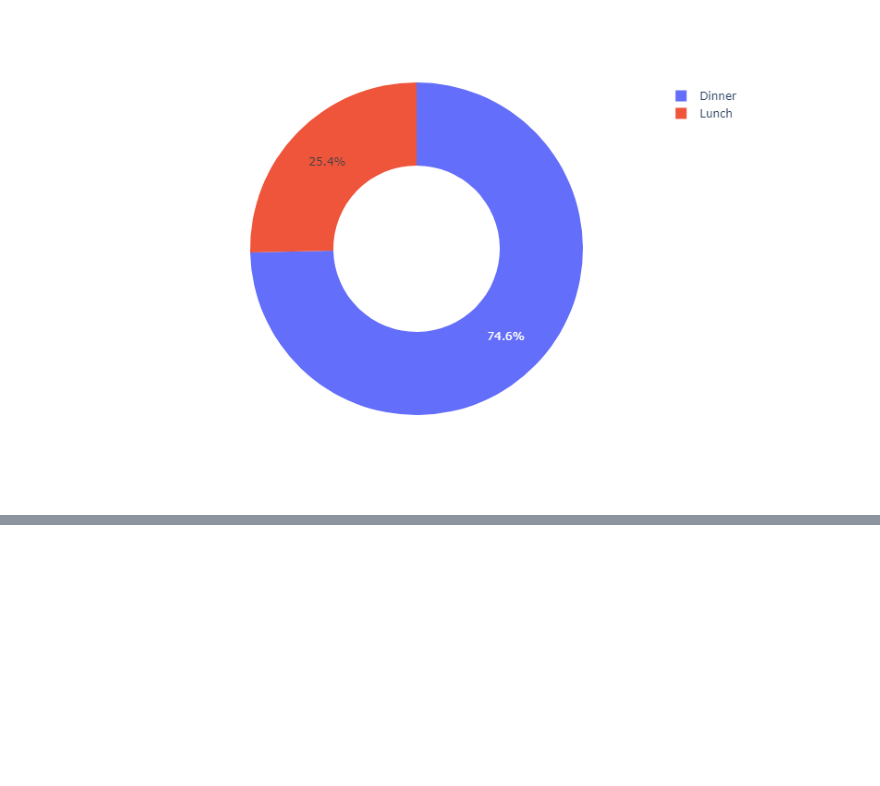
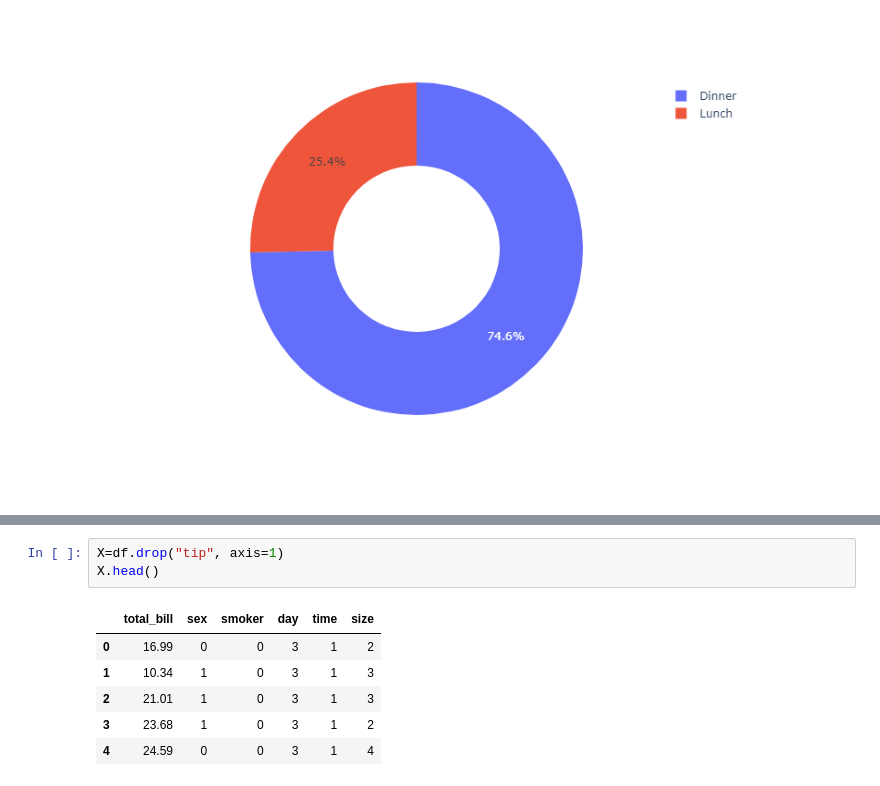
Before and after one commit to NANITH777/ML-DL-Examples, a Jupyter notebook: Waiter Tips Prediction/waiter.ipynb, the cells around one changed output, grey strips where cells are left out. Drawn from its saved outputs; the diff is of its cells as text; blank space fills up the shorter version.

```diff
--- a/Waiter Tips Prediction/waiter.ipynb
+++ b/Waiter Tips Prediction/waiter.ipynb
@@ -142,0 +158,10 @@ plt.show()
+# %%
+X=df.drop("tip", axis=1)
+X.head()
+# %% [output]
+|  | total_bill | sex | smoker | day | time | size |
+| 0 | 16.99 | 0 | 0 | 3 | 1 | 2 |
+| 1 | 10.34 | 1 | 0 | 3 | 1 | 3 |
+| 2 | 21.01 | 1 | 0 | 3 | 1 | 3 |
+| 3 | 23.68 | 1 | 0 | 3 | 1 | 2 |
+| 4 | 24.59 | 0 | 0 | 3 | 1 | 4 |
```
Also changed, not shown: parts of 3 cells of this notebook.
